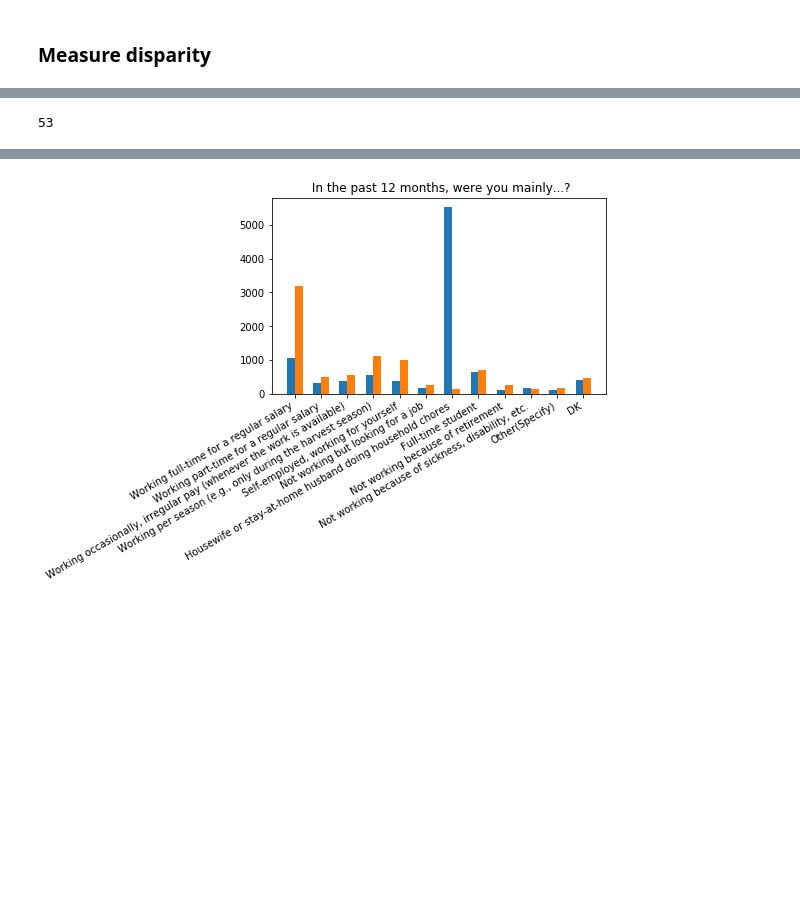
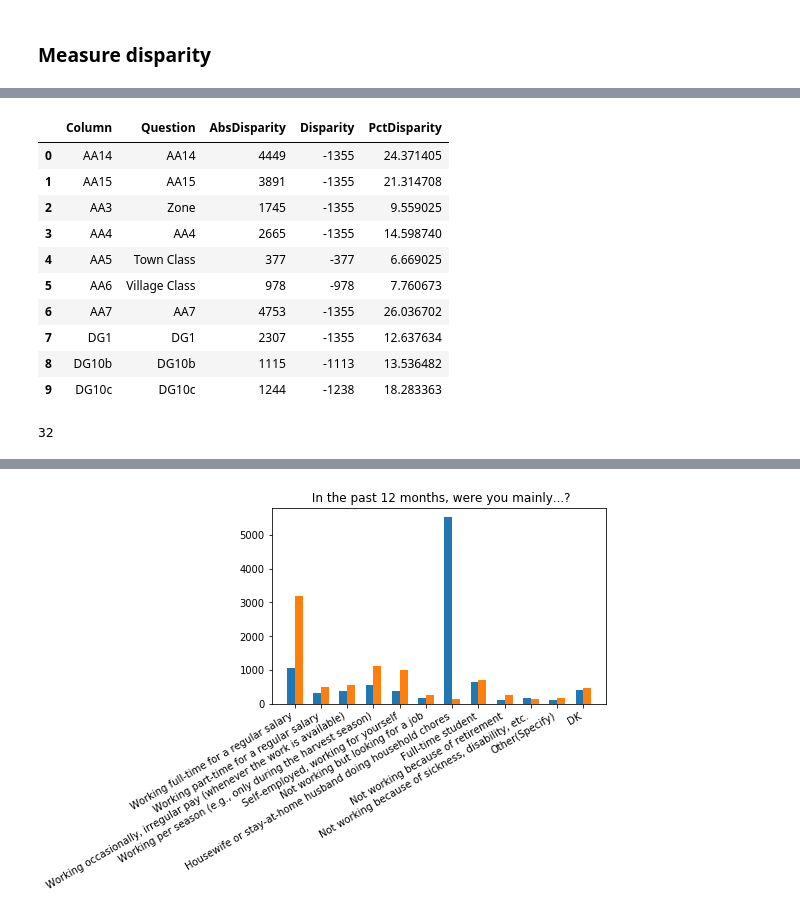
Before and after one commit to saltyporridge/WiDS_2018_Datathon, a Jupyter notebook: WiDS_analysis_final.ipynb, the cells around one changed output, grey strips where cells are left out. Cells and saved outputs as stored; diff of their text form; code cells hidden in the pictures; blank space fills up the shorter version.

```diff
--- a/WiDS_analysis_final.ipynb
+++ b/WiDS_analysis_final.ipynb
@@ -173,7 +187,22 @@ disp_by_col = disparities[['Column', 'Question', 'Disparity']].groupby(['Column'
 disp_by_col = disp_by_col.reset_index()
+# %%
+disp_by_col.head(10)
+# %% [output]
+|  | Column | Question | AbsDisparity | Disparity | PctDisparity |
+| 0 | AA14 | AA14 | 4449 | -1355 | 24.371405 |
+| 1 | AA15 | AA15 | 3891 | -1355 | 21.314708 |
+| 2 | AA3 | Zone | 1745 | -1355 | 9.559025 |
+| 3 | AA4 | AA4 | 2665 | -1355 | 14.598740 |
+| 4 | AA5 | Town Class | 377 | -377 | 6.669025 |
+| 5 | AA6 | Village Class | 978 | -978 | 7.760673 |
+| 6 | AA7 | AA7 | 4753 | -1355 | 26.036702 |
+| 7 | DG1 | DG1 | 2307 | -1355 | 12.637634 |
+| 8 | DG10b | DG10b | 1115 | -1113 | 13.536482 |
+| 9 | DG10c | DG10c | 1244 | -1238 | 18.283363 |
 # %%
-disp_col = disp_by_col.sort_values('Disparity', ascending=False)['Column'].values
-low_disp_col = disp_by_col.loc[disp_by_col.Disparity < 500, 'Column'].values
+disp_col = disp_by_col.sort_values('AbsDisparity', ascending=False)['Column'].values
+# disp_by_col.loc[(disp_by_col.AbsDisparity < 500) &  (disp_by_col.PctDisparity > 5)]
+low_disp_col = disp_by_col.loc[(disp_by_col.AbsDisparity < 500) &  (disp_by_col.PctDisparity < 5), 'Column'].values
 len(low_disp_col)
 # %% [output]
-53
+32
```
Also changed, not shown: parts of 20 cells of this notebook, 1 other file.
